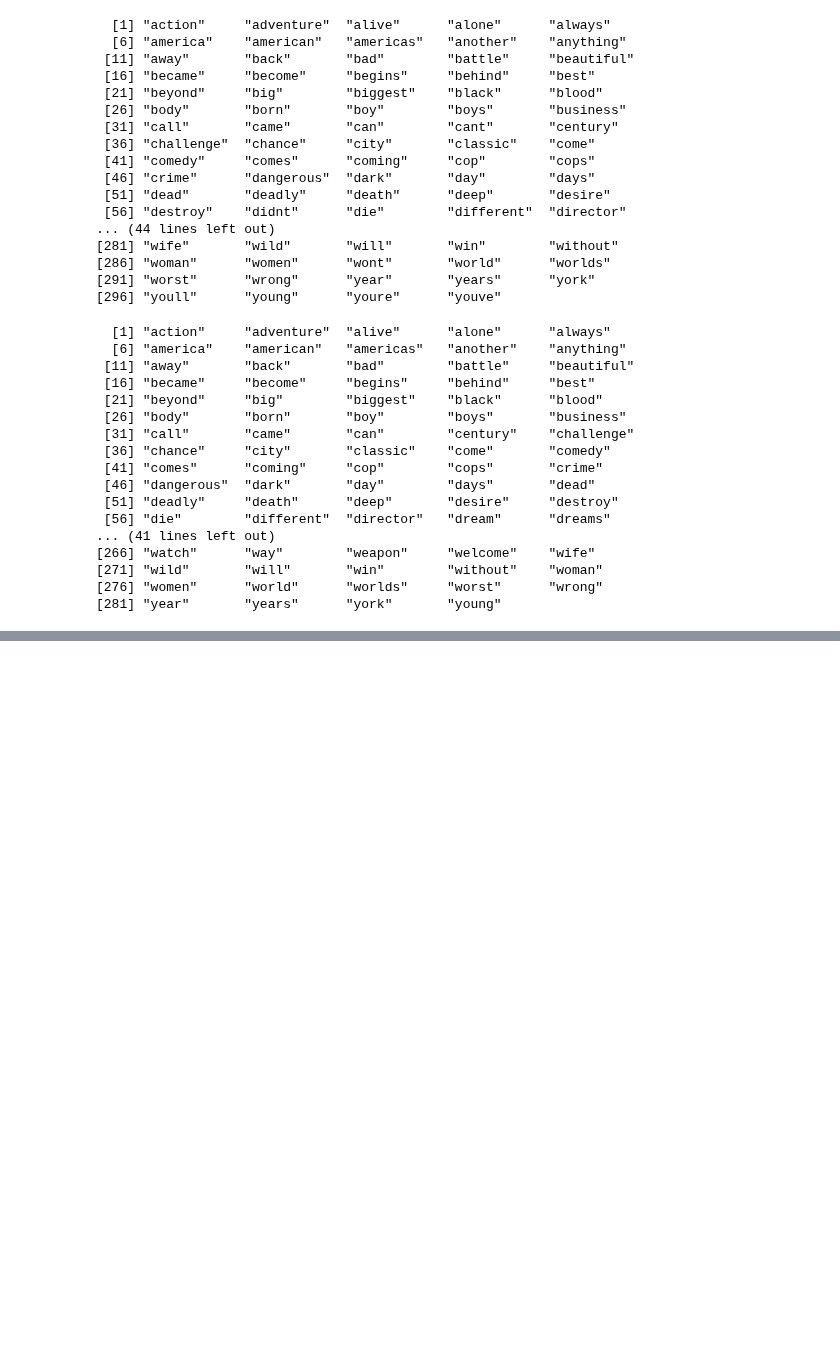
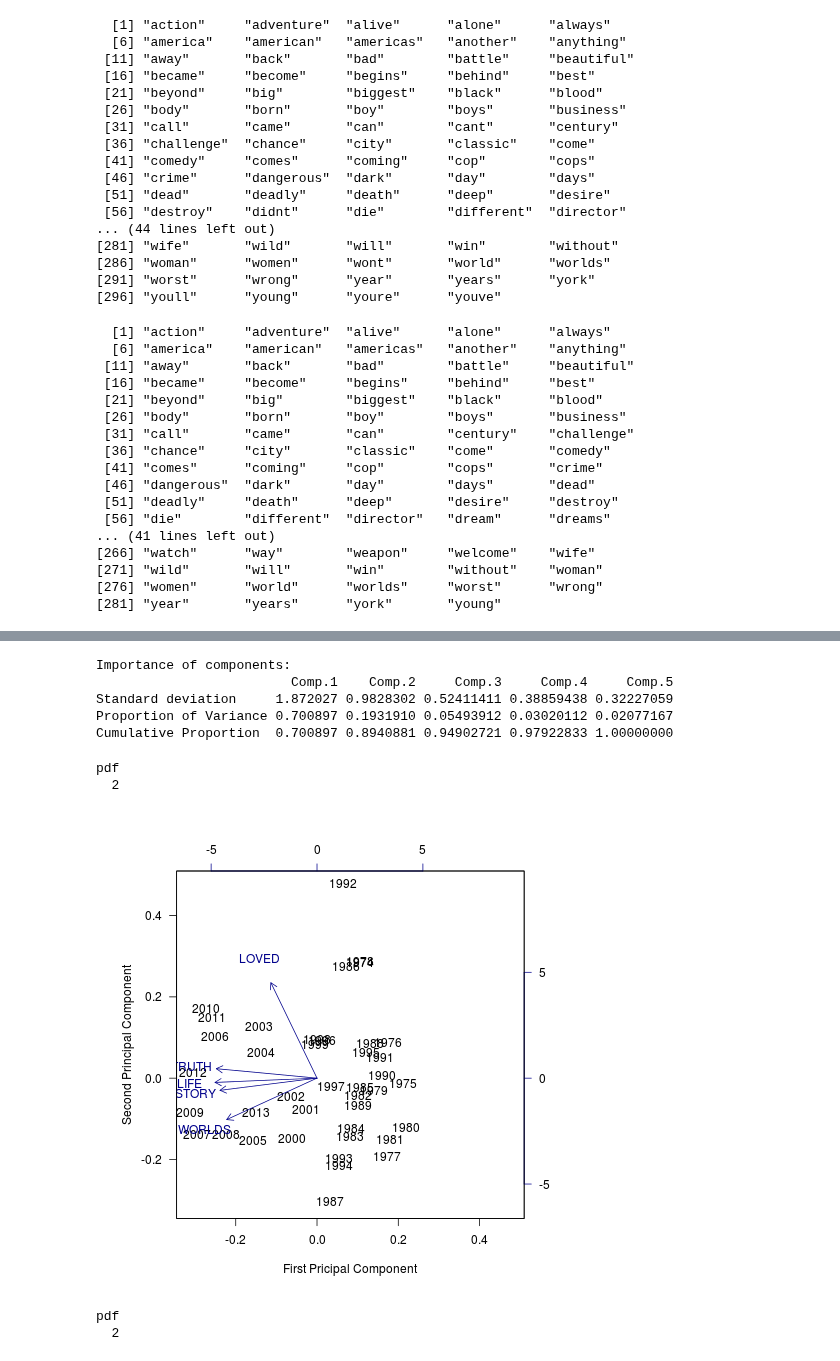
Before and after one commit to KonanAcademy/da, a Jupyter notebook: part1/09_R_text_movie.ipynb, the cells around one changed output, grey strips where cells are left out. Drawn from its saved outputs; the diff is of its cells as text; code cells hidden in the pictures; blank space fills up the shorter version.

```diff
--- a/part1/09_R_text_movie.ipynb
+++ b/part1/09_R_text_movie.ipynb
@@ -508,0 +725,39 @@ pdf
+# %%
+movie.analytics.data.frame$LIFE <-
+  100 * movie.analytics.data.frame$life.words /
+    movie.analytics.data.frame$total.words
+LIFE <- standardize(movie.analytics.data.frame$LIFE)
+LIFE.ts <- ts(LIFE, start = c(1974,1), end = c(2013,1), frequency = 1)
+# %%
+movie.analytics.data.frame$STORY <-
+  100 * movie.analytics.data.frame$story.words /
+    movie.analytics.data.frame$total.words
+STORY <- standardize(movie.analytics.data.frame$STORY)
+STORY.ts <- ts(STORY, start = c(1974,1), end = c(2013,1), frequency = 1)
+# %%
+# data frame of standardized text measures
+text.measures.data.frame <- data.frame(LOVED,WORLDS,TRUTH,LIFE,STORY)
+rownames(text.measures.data.frame) <- 1974:2013
+# %%
+principal.components.solution <- princomp(text.measures.data.frame, cor = TRUE)
+print(summary(principal.components.solution))
+# %% [output]
+Importance of components:
+                         Comp.1    Comp.2     Comp.3     Comp.4     Comp.5
+Standard deviation     1.872027 0.9828302 0.52411411 0.38859438 0.32227059
+Proportion of Variance 0.700897 0.1931910 0.05493912 0.03020112 0.02077167
+Cumulative Proportion  0.700897 0.8940881 0.94902721 0.97922833 1.00000000
+# %%
+# biplot rendering of text measures and documents by year
+pdf(file = "09_data/text/fig_text_text_measures_biplot.pdf", width = 8.5, height = 11)
+biplot(principal.components.solution, xlab = "First Pricipal Component",
+  ylab = "Second Principal Component", col = c("black","darkblue"), las = 1)
+dev.off()
+# %% [output]
+pdf
+  2
+# %%
+biplot(principal.components.solution, xlab = "First Pricipal Component",
+  ylab = "Second Principal Component", col = c("black","darkblue"), las = 1)
+# %% [output]
+[figure, added]
@@ -508,0 +768,12 @@ pdf
+# %%
+# text horizons for forty years of movies
+pdf(file = "09_data/text/fig_text_horizon_1974_2013.pdf", width = 8.5, height = 11)
+print(horizonplot(text.measures.mts, colorkey = TRUE,
+  layout = c(1,5), strip.left = FALSE, horizonscale = 1,
+  origin = 0,
+  ylab = list(rev(colnames(text.measures.mts)), rot = 0, cex = 0.7)) +
+  layer_(panel.fill(col = "gray90"), panel.xblocks(..., col = "white")))
+dev.off()
+# %% [output]
+pdf
+  2
```
Also changed, not shown: parts of 37 cells of this notebook, 8 other files.
